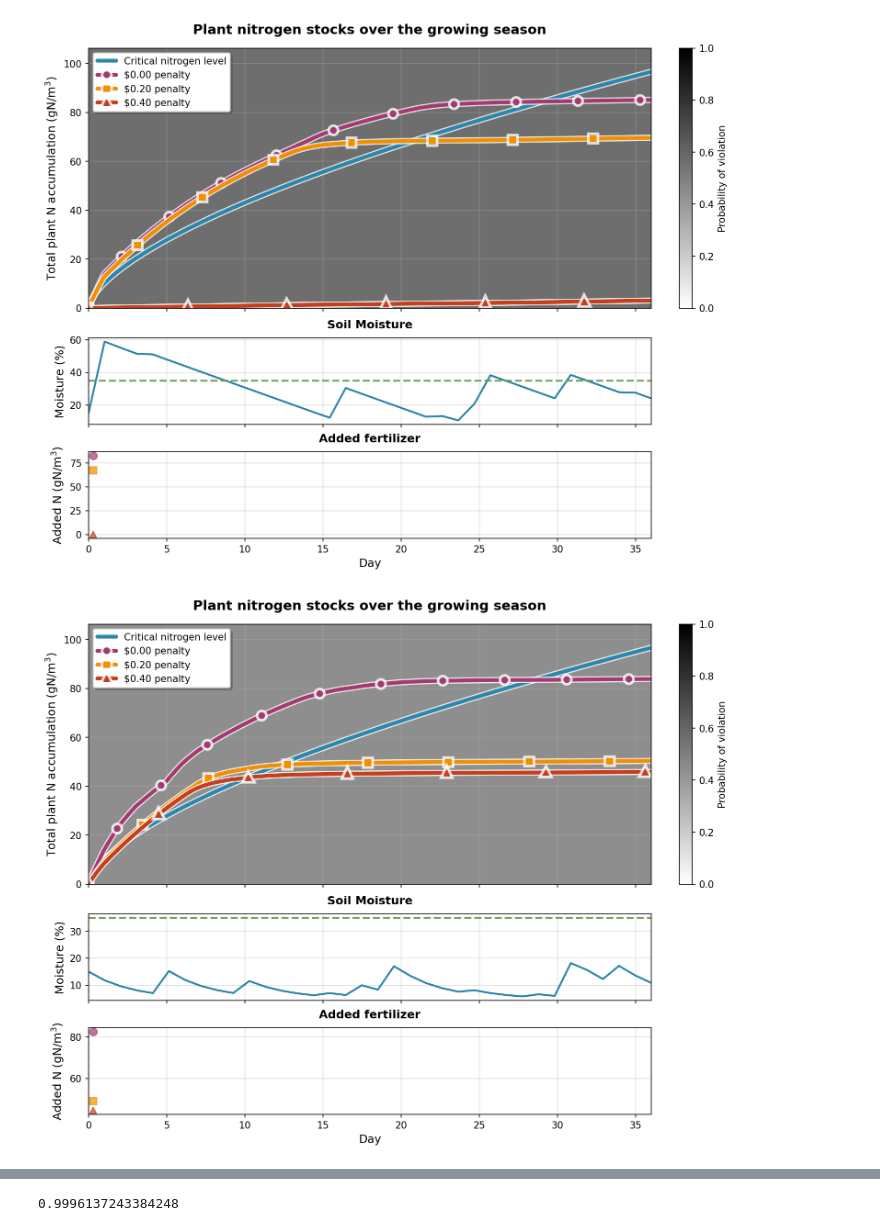
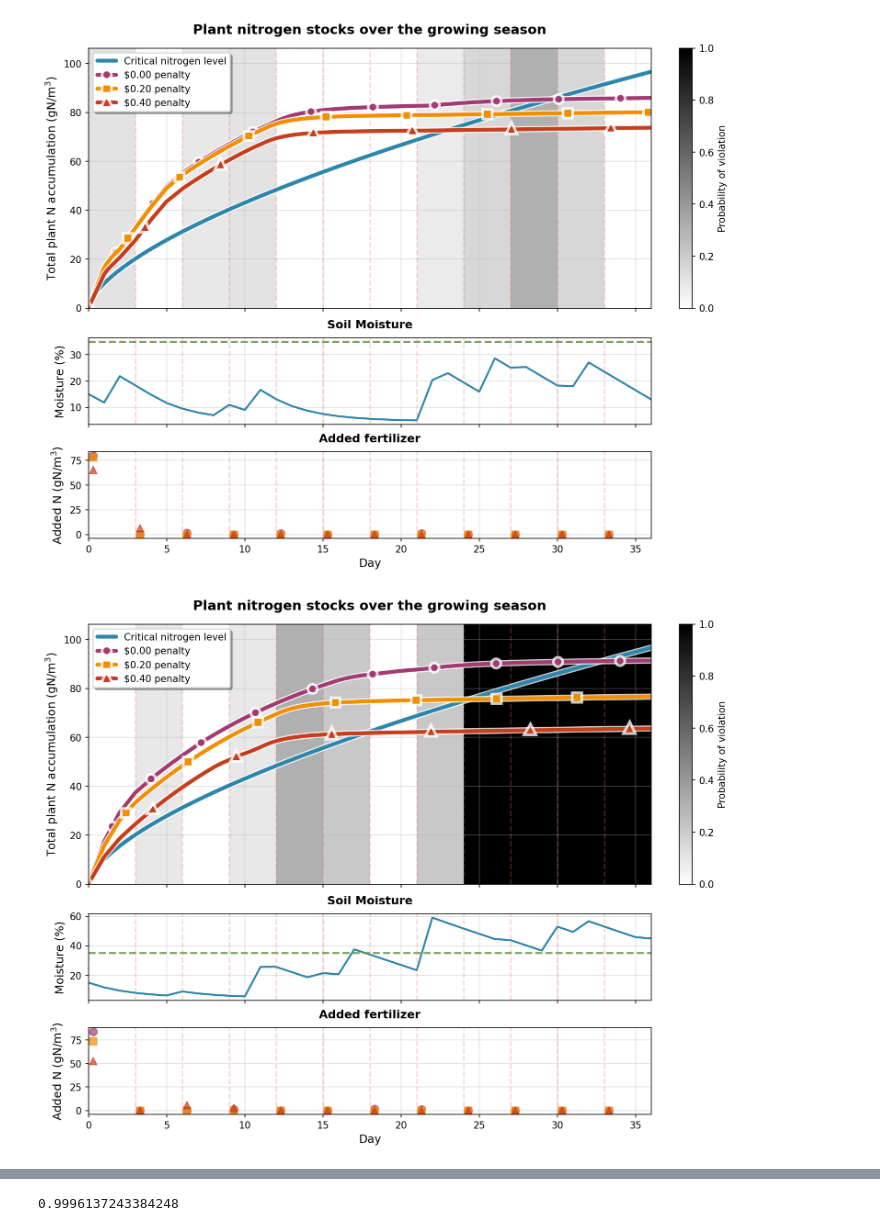
Before and after one commit to ryegleason/Optimal-Crop-Control, a Jupyter notebook: publication_rollouts.ipynb, the cells around one changed output, grey strips where cells are left out. Cells and saved outputs as stored; diff of their text form; code cells hidden in the pictures.

```diff
--- a/publication_rollouts.ipynb
+++ b/publication_rollouts.ipynb
@@ -279,0 +290,14 @@ def run_controller(control_period_days: int, num_control_periods: int,
+# %%
+batch_rollout_results = np.zeros((len(controllers) * num_rollouts_batch, 6))
+rollout_objects_by_penalty = {}
+for penalty in controllers.keys():
+    rollout_objects_by_penalty[penalty] = []
+for controller_idx, (penalty, controller) in enumerate(controllers.items()):
+    for parameters_idx, stochastic_parameters in enumerate(rollout_parameters):
+        rollout_result = run_controller(CONTROL_TIMESTEP_DAYS, NUM_CONTROL_STEPS, stochastic_parameters.initial_moisture, stochastic_parameters.initial_ammonium, stochastic_parameters.initial_nitrate, controller[0], controller[1], controller[2], rain_quantity_mm=stochastic_parameters.rainfalls, generate_figures=False)
+        rollout_objects_by_penalty[penalty].append(rollout_result)
+        total_leaching_gN_per_m2 = np.sum(rollout_result.ammonium_leaching_gN_per_m3_per_day + rollout_result.nitrate_leaching_gN_per_m3_per_day) * INORGANIC_N_MODEL_DT_DAYS  * (SOIL_DEPTH_MM / 1000.)
+        batch_rollout_results[controller_idx * num_rollouts_batch + parameters_idx] = [CONTROL_TIMESTEP_DAYS, penalty, parameters_idx, rollout_result.total_nitrogen_deficit_cost, total_leaching_gN_per_m2, rollout_result.leaching_violated]
+# %%
+with open(str(CONTROL_TIMESTEP_DAYS) + "_rollout_objects.pkl", "wb") as f:
+    pickle.dump(rollout_objects_by_penalty, f)
@@ -280,5 +336,5 @@ def run_controller(control_period_days: int, num_control_periods: int,
 # %%
-rollout_rainfalls_chosen_idx = 110
+rollout_rainfalls_chosen_idx = 385
 test_rainfall = rollout_rainfalls[rollout_rainfalls_chosen_idx]
 print(test_rainfall)
 # %% [output]
@@ -328,9 +386,9 @@ class RolloutGraphData:
     n_accumulation_trajectories_by_penalty: Dict[float, npt.NDArray[np.float64]]
     fertilizer_adds_by_penalty: Dict[float, npt.NDArray[np.float64]]
     soil_condition_risks: List[float]
-    soil_moisture: npt.NDArray[np.float64]
+    sod_soil_moisture: npt.NDArray[np.float64]
 # %%
-for rainfall_idx in [9, 19, 110, 154, 205]:
+for rainfall_idx in [385, 228]:
     test_rainfall = rollout_rainfalls[rainfall_idx]
 
     rollouts_by_penalty = {}
@@ -343,7 +401,7 @@ for rainfall_idx in [9, 19, 110, 154, 205]:
     line_styles = ['--', '-.', ':']
     markers = ['o', 's', '^', 'D', 'v', '<', '>', 'p']
 
-    graph_data_for_pickle = RolloutGraphData({}, {penalty:(rollout.nitrate_adds + rollout.ammonium_adds) for penalty, rollout in rollouts_by_penalty.items()}, [], rollouts_by_penalty[0].soil_moisture)
+    graph_data_for_pickle = RolloutGraphData({}, {penalty:(rollout.nitrate_adds + rollout.ammonium_adds) for penalty, rollout in rollouts_by_penalty.items()}, [], rollouts_by_penalty[0].sod_soil_moisture)
     fig, (ax, mid_ax, lower_ax) = plt.subplots(3, 1, sharex=True, height_ratios=[3, 1, 1], figsize=[10, 8], layout='constrained', dpi=150)
 
     ax.set_title("Plant nitrogen stocks over the growing season", fontsize=14, fontweight='bold', pad=15)
@@ -361,7 +419,7 @@ for rainfall_idx in [9, 19, 110, 154, 205]:
     for i in range(NUM_CONTROL_STEPS):
         day = i * CONTROL_TIMESTEP_DAYS
         inorganic_n_model_idx = int(day / INORGANIC_N_MODEL_DT_DAYS)
-        probability_of_violation = np.sum(transition_counts[i, int(rollouts_by_penalty[0].forecasts[i]), *main.values_to_indices(rollouts_by_penalty[0].soil_moisture[day], 0, 60), 1]) / main.NUM_TRIALS_PER_INITIAL_CONDITION
+        probability_of_violation = np.sum(transition_counts[i, int(rollouts_by_penalty[0].forecasts[i]), *main.values_to_indices(rollouts_by_penalty[0].sod_soil_moisture[day], 0, 60), 1]) / main.NUM_TRIALS_PER_INITIAL_CONDITION
         probability_of_violation = min(1.0, probability_of_violation)
         graph_data_for_pickle.soil_condition_risks.append(probability_of_violation)
         ax.fill([day, day, day + CONTROL_TIMESTEP_DAYS, day + CONTROL_TIMESTEP_DAYS], [0, y_max, y_max, 0], color=cmap(probability_of_violation), zorder=0, linewidth=0)
@@ -398,36 +456,36 @@ for rainfall_idx in [9, 19, 110, 154, 205]:
     ax.legend(loc="upper left", frameon=True, shadow=True, fontsize=10)
     ax.grid(True, alpha=0.4, zorder=1)
 
-    soil_moisture_series = rollouts_by_penalty[0].soil_moisture
-    mid_ax.plot(np.linspace(0, x_max, len(soil_moisture_series)), soil_moisture_series * 100.0, color=colors[0], linewidth=2, alpha=1, solid_capstyle='round')
+    soil_moisture_series = rollouts_by_penalty[0].sod_soil_moisture
+    mid_ax.plot(np.arange(0, NUM_CONTROL_STEPS * CONTROL_TIMESTEP_DAYS + 1, 1), soil_moisture_series * 100.0, color=colors[0], linewidth=2, alpha=1, solid_capstyle='round')
     mid_ax.set_title("Soil Moisture", fontsize=12, fontweight='bold', pad=10)
     mid_ax.set_ylabel("Moisture (%)", fontsize=12)
     mid_ax.hlines([FIELD_CAPACITY * 100], 0, x_max, color=colors[4], alpha=0.9, linestyles="dashed", linewidth=2)
 
     for x in np.linspace(0, x_max, NUM_CONTROL_STEPS, endpoint=False):
         mid_ax.axvline(x, color='#E07A5F', alpha=0.3, linestyle="dashed", linewidth=1.5)
 
     mid_ax.grid(True, alpha=0.4)
 
     # Lower subplot with modern styling
     for idx, rollout in enumerate(rollouts_by_penalty.values()):
         lower_ax.plot(np.linspace(0, x_max, len(rollout.nitrate_adds) + 1)[:-1] + 0.3, rollout.nitrate_adds + rollout.ammonium_adds, markers[idx],
                          color=colors[idx + 1],
                          alpha=0.7,
                          markersize=8)
     lower_ax.set_title("Added fertilizer", fontsize=12, fontweight='bold', pad=10)
     lower_ax.set_xlabel("Day", fontsize=12)
     lower_ax.set_ylabel("Added N (gN/$\\text{m}^3$)", fontsize=12)
 
     for x in np.linspace(0, x_max, NUM_CONTROL_STEPS, endpoint=False):
         lower_ax.axvline(x, color='#E07A5F', alpha=0.3, linestyle="dashed", linewidth=1.5)
 
     lower_ax.grid(True, alpha=0.4)
 
     with open(str(CONTROL_TIMESTEP_DAYS) + "_days_rainfall_" + str(rainfall_idx) + "_graph.pkl", "wb") as f:
         pickle.dump(graph_data_for_pickle, f)
 
-    # fig.savefig("mixed_violating_trajectory.png", transparent=True, dpi=300, bbox_inches='tight')
+    fig.savefig(str(rainfall_idx) + "_trajectory.png", transparent=False, dpi=300, bbox_inches='tight')
 # %% [output]
-[figure, old version]
+[figure, new version]
-[figure, old version]
+[figure, new version]
```
Also changed, not shown: parts of 30 cells of this notebook, 10 other files.
